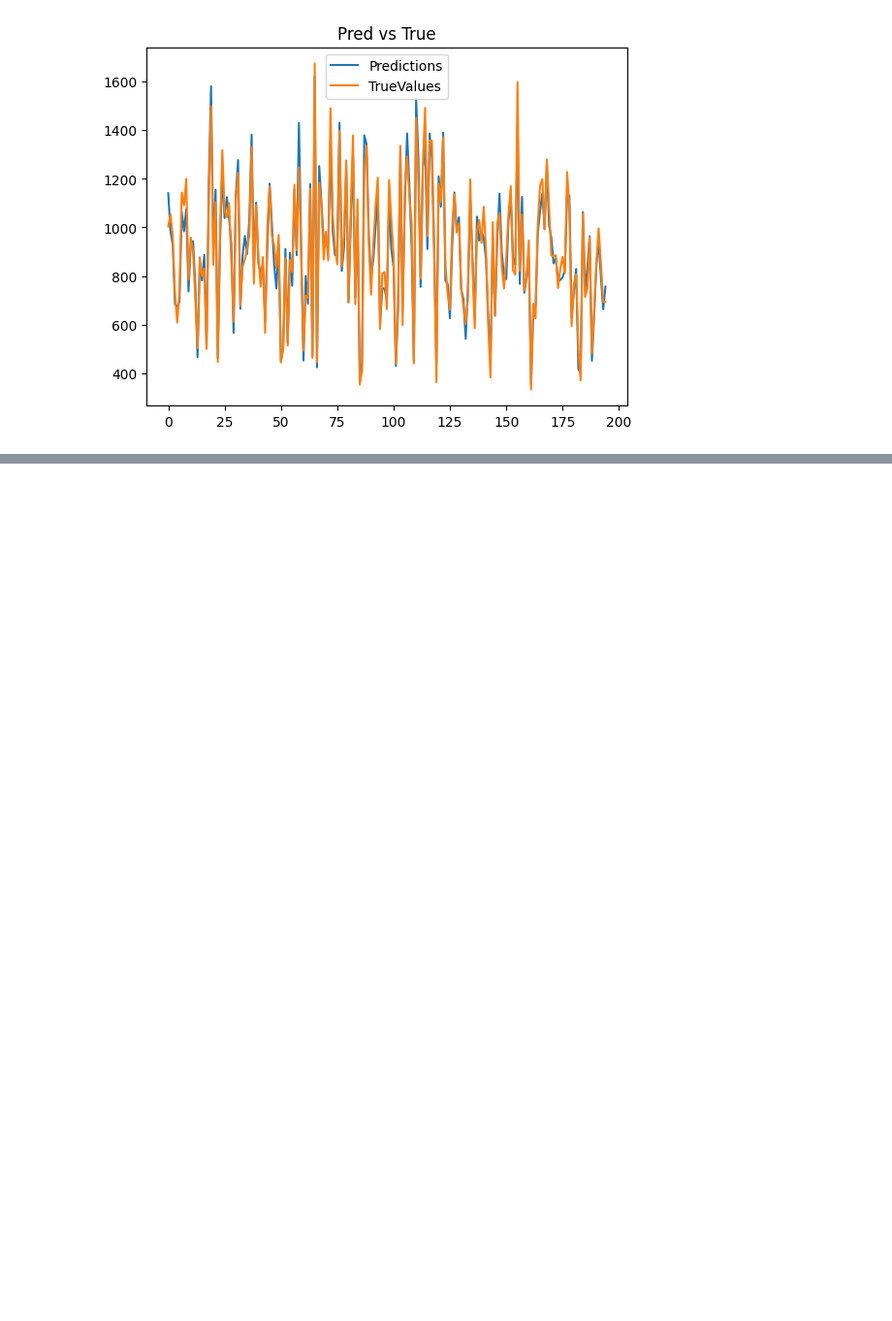
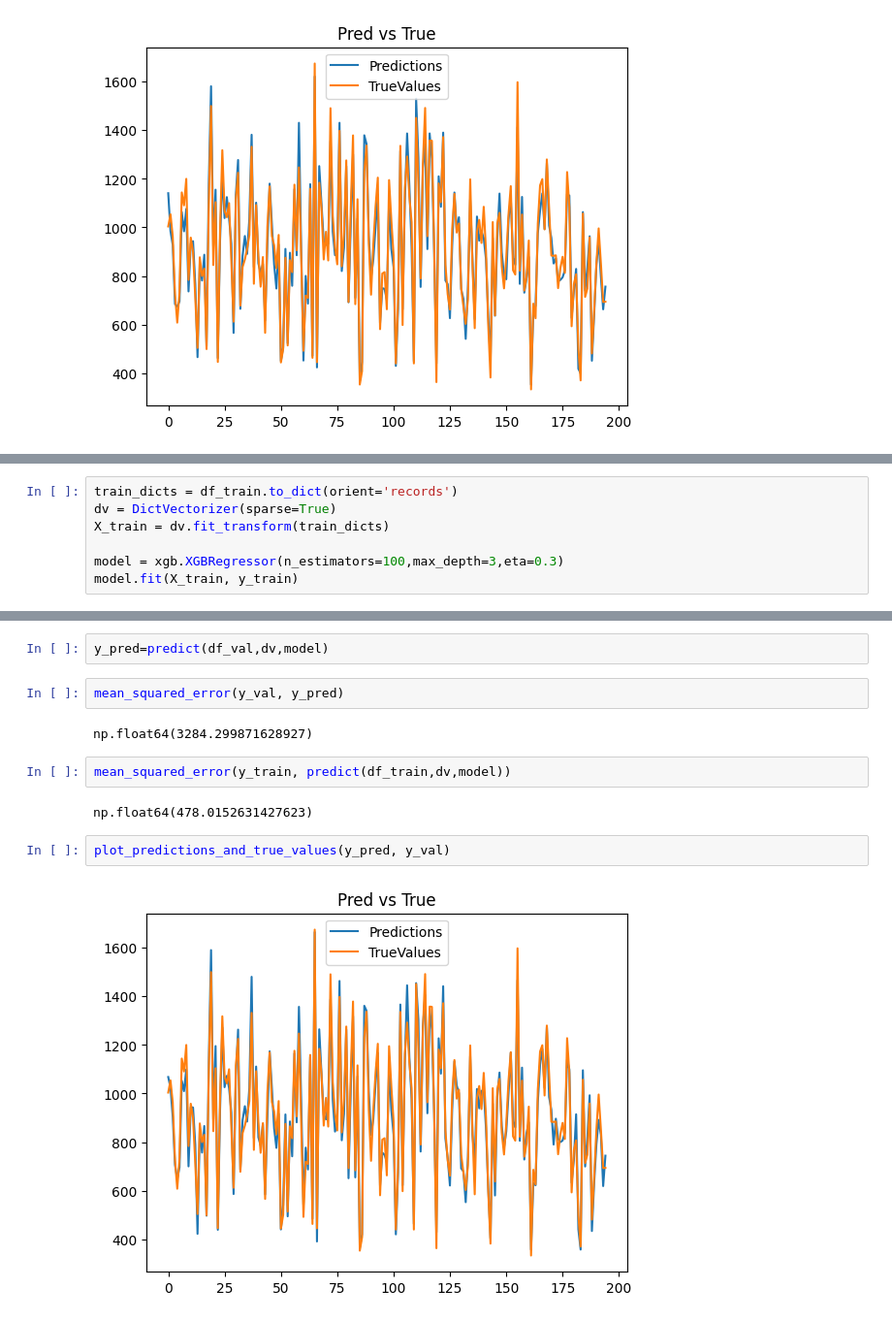
Before and after one commit to bruno-jga/calorie_burning_predictor_project, a Jupyter notebook: data_preparation_and_model_testing_ntbk.ipynb, the cells around one changed output, grey strips where cells are left out. Shown at 97% size. Drawn from its saved outputs; the diff is of its cells as text; blank space fills up the shorter version.

```diff
--- a/data_preparation_ntbk.ipynb
+++ b/data_preparation_and_model_testing_ntbk.ipynb
@@ -469,0 +485,7 @@ plot_predictions_and_true_values(y_pred, y_val)
+# %%
+train_dicts = df_train.to_dict(orient='records')
+dv = DictVectorizer(sparse=True)
+X_train = dv.fit_transform(train_dicts)
+
+model = xgb.XGBRegressor(n_estimators=100,max_depth=3,eta=0.3)
+model.fit(X_train, y_train)
@@ -469,0 +504,14 @@ plot_predictions_and_true_values(y_pred, y_val)
+# %%
+y_pred=predict(df_val,dv,model)
+# %%
+mean_squared_error(y_val, y_pred)
+# %% [output]
+np.float64(3284.299871628927)
+# %%
+mean_squared_error(y_train, predict(df_train,dv,model))
+# %% [output]
+np.float64(478.0152631427623)
+# %%
+plot_predictions_and_true_values(y_pred, y_val)
+# %% [output]
+[figure, added]
```
Also changed, not shown: parts of 27 cells of this notebook, 2 other files.
